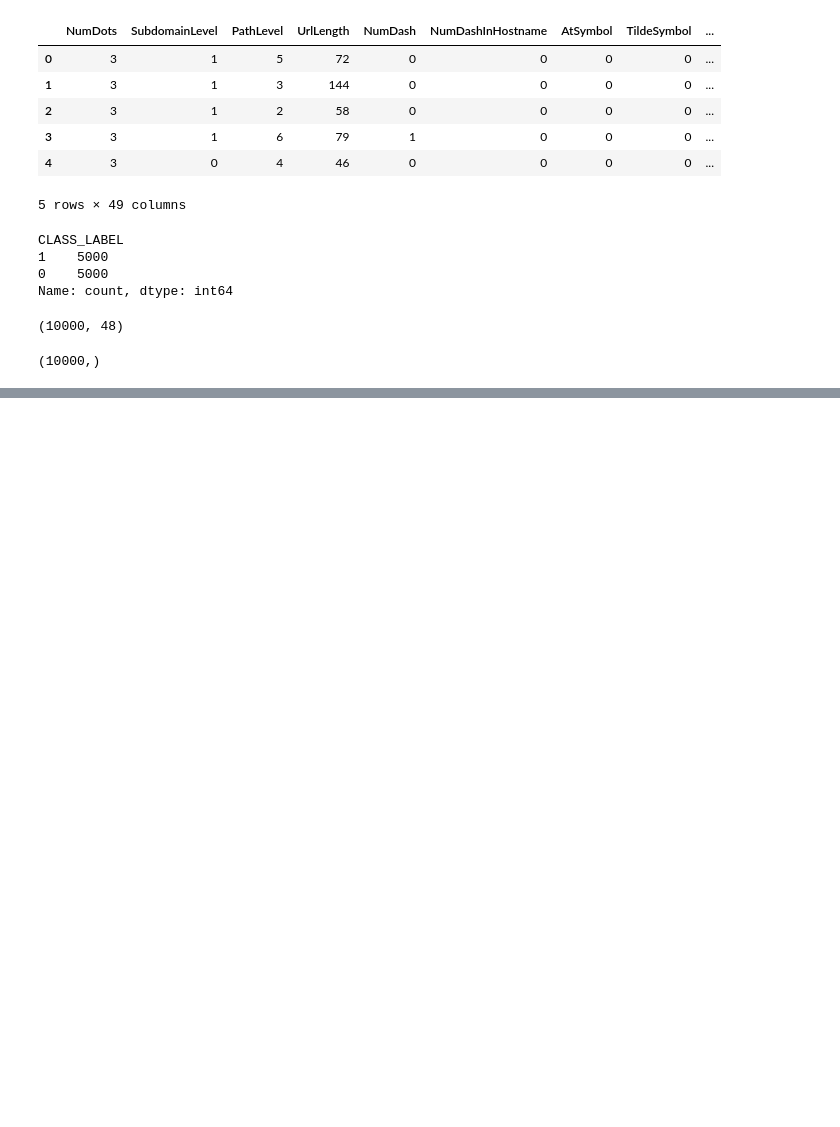
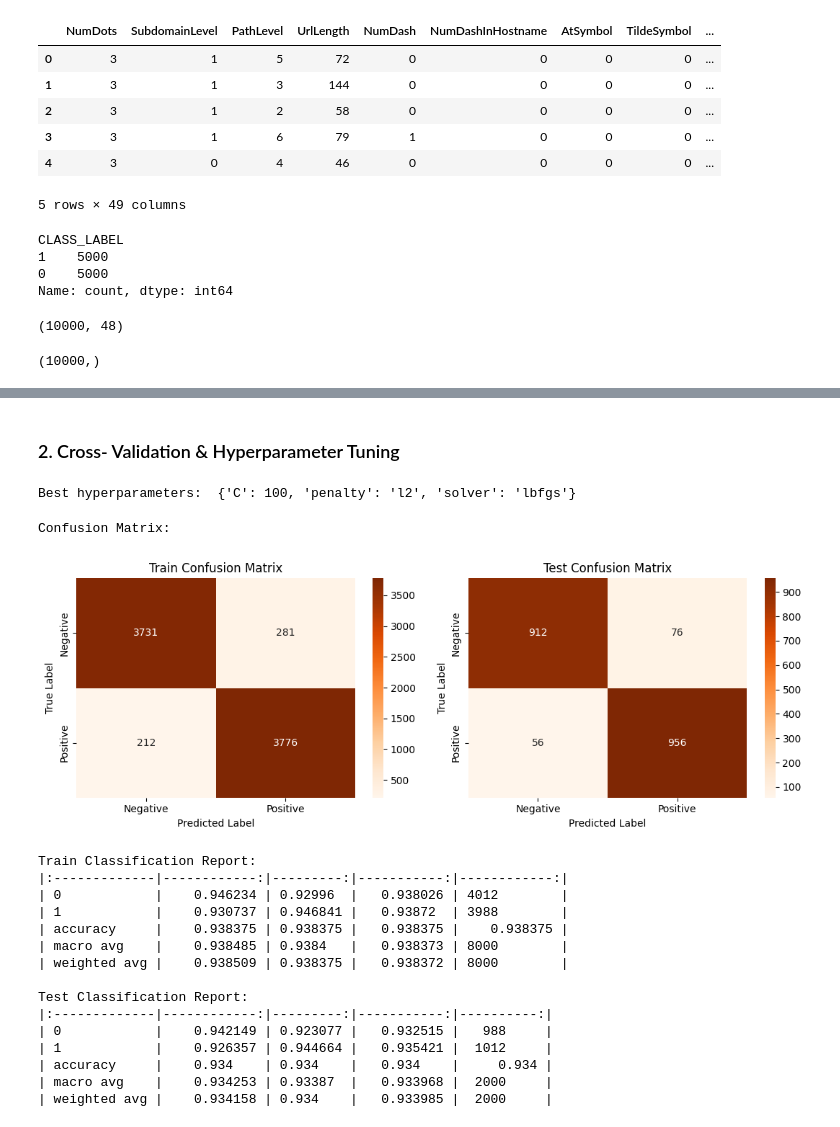
Before and after one commit to QaziSaim/Phishing-Domain-Detection, a Jupyter notebook: notebook/ModelBuilding.ipynb, the cells around one changed output, grey strips where cells are left out. Cells and saved outputs as stored; diff of their text form; code cells hidden in the pictures; blank space fills up the shorter version.

```diff
--- a/notebook/ModelBuilding.ipynb
+++ b/notebook/ModelBuilding.ipynb
@@ -394,0 +255,51 @@ precision_score(y_test,rfc_pred)
+# %% [markdown]
+### 2. Cross- Validation & Hyperparameter Tuning
+# %%
+# ML Model - 1 Implementation with hyperparameter optimization techniques (i.e., GridSearch CV, RandomSearch CV, Bayesian Optimization etc.)
+# Define the hyperparameter grid
+param_grid = {'C': [100,10,1,0.1,0.01,0.001,0.0001],
+              'penalty': ['l1', 'l2'],
+              'solver':['newton-cg', 'lbfgs', 'liblinear', 'sag', 'saga']}
+
+# Initializing the logistic regression model
+logreg = LogisticRegression(fit_intercept=True, max_iter=10000, random_state=0)
+
+# Repeated stratified kfold
+rskf = RepeatedStratifiedKFold(n_splits=3, n_repeats=4, random_state=0)
+
+# Using GridSearchCV to tune the hyperparameters using cross-validation
+grid = GridSearchCV(logreg, param_grid, cv=rskf)
+grid.fit(X_train, y_train)
+
+# Select the best hyperparameters found by GridSearchCV
+best_params = grid.best_params_
+print("Best hyperparameters: ", best_params)
+# %% [output]
+Best hyperparameters:  {'C': 100, 'penalty': 'l2', 'solver': 'lbfgs'}
+# %%
+# Initiate model with best parameters
+lr_model2 = LogisticRegression(C=best_params['C'],
+                                  penalty=best_params['penalty'],
+                                  solver=best_params['solver'],
+                                  max_iter=10000, random_state=0)
+# %%
+# Visualizing evaluation Metric Score chart
+lr_score2 = evaluate_model(lr_model2, X_train, X_test, y_train, y_test)
+# %% [output]
+Confusion Matrix:
+[figure, added]
+Train Classification Report:
+|:-------------|------------:|---------:|-----------:|------------:|
+| 0            |    0.946234 | 0.92996  |   0.938026 | 4012        |
+| 1            |    0.930737 | 0.946841 |   0.93872  | 3988        |
+| accuracy     |    0.938375 | 0.938375 |   0.938375 |    0.938375 |
+| macro avg    |    0.938485 | 0.9384   |   0.938373 | 8000        |
+| weighted avg |    0.938509 | 0.938375 |   0.938372 | 8000        |
+
+Test Classification Report:
+|:-------------|------------:|---------:|-----------:|----------:|
+| 0            |    0.942149 | 0.923077 |   0.932515 |   988     |
+| 1            |    0.926357 | 0.944664 |   0.935421 |  1012     |
+| accuracy     |    0.934    | 0.934    |   0.934    |     0.934 |
+| macro avg    |    0.934253 | 0.93387  |   0.933968 |  2000     |
+| weighted avg |    0.934158 | 0.934    |   0.933985 |  2000     |
```
Also changed, not shown: parts of 170 cells of this notebook.
